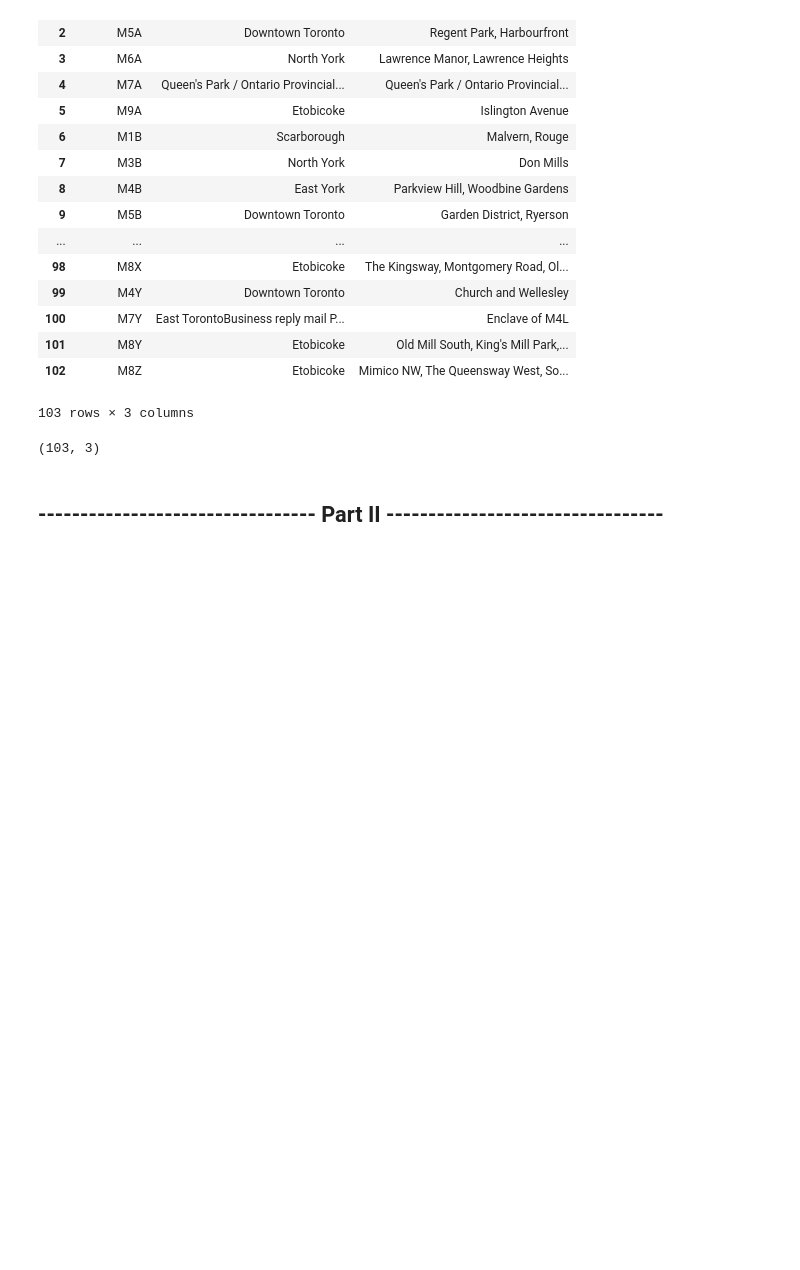
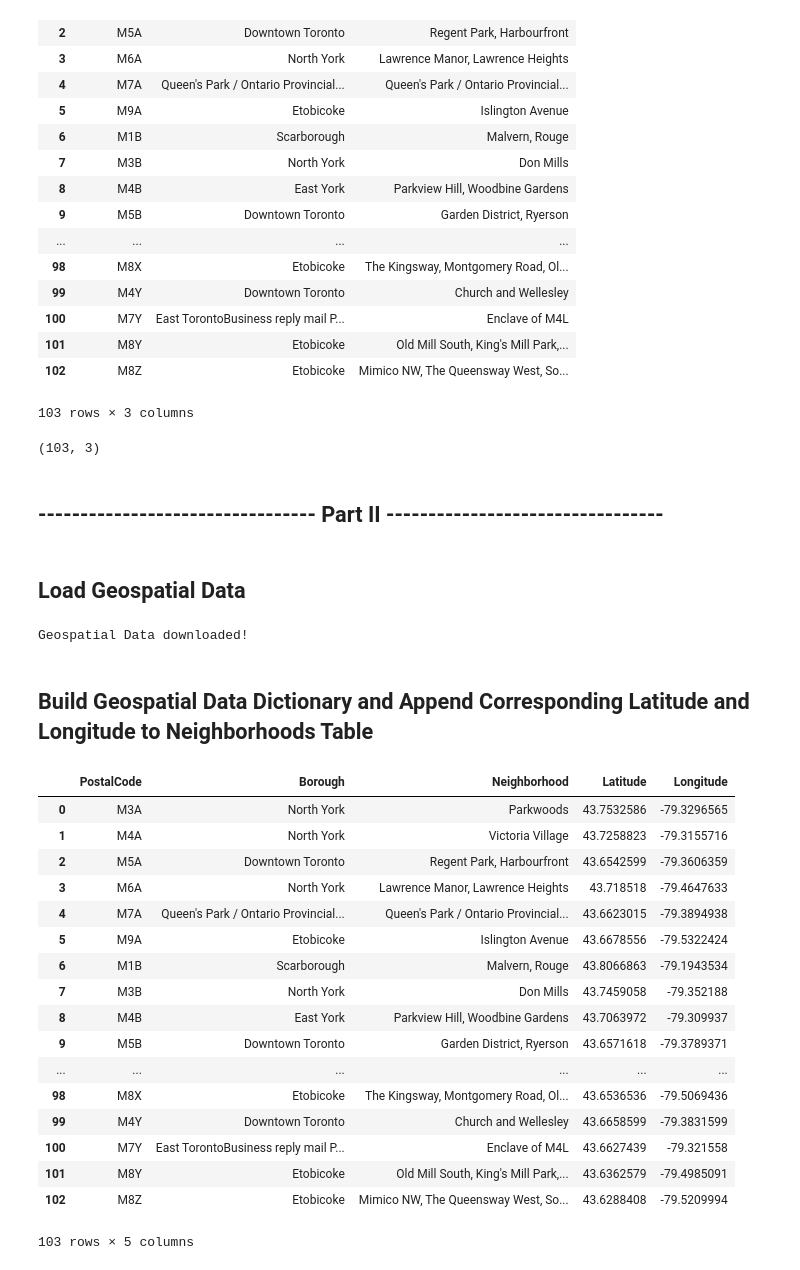
Before and after one commit to LangQian/Coursera_Capstone, a Jupyter notebook: Applied Data Science Capstone.ipynb, the cells around one changed output. Saved outputs shown, nothing was run; the diff lists cells and outputs as text; code cells hidden in the pictures; blank space fills up the shorter version.

```diff
--- a/Applied Data Science Capstone.ipynb
+++ b/Applied Data Science Capstone.ipynb
@@ -69,3 +69,10 @@ neighborhoods.shape
 (103, 3)
 # %% [markdown]
 ## --------------------------------- Part II ---------------------------------
+# %% [markdown]
+## Load Geospatial Data
+# %%
+!wget -q -O 'geospatial_data.csv' http://cocl.us/Geospatial_data
+print('Geospatial Data downloaded!')
+# %% [output]
+Geospatial Data downloaded!
@@ -71,0 +81,37 @@ neighborhoods.shape
+# %% [markdown]
+## Build Geospatial Data Dictionary and Append Corresponding Latitude and Longitude to Neighborhoods Table
+# %%
+geo_dict = dict()
+with open('geospatial_data.csv') as g_data:
+    reader = csv.reader(g_data)
+    for row in reader:
+        geo_dict[row[0]]=(row[1], row[2])
+
+latitude = []
+longitude = []
+for index, row in neighborhoods.iterrows():
+    latitude.append(geo_dict[row['PostalCode']][0])
+    longitude.append(geo_dict[row['PostalCode']][1])
+neighborhoods['Latitude'] = latitude
+neighborhoods['Longitude'] = longitude
+# %%
+neighborhoods
+# %% [output]
+|  | PostalCode | Borough | Neighborhood | Latitude | Longitude |
+| 0 | M3A | North York | Parkwoods | 43.7532586 | -79.3296565 |
+| 1 | M4A | North York | Victoria Village | 43.7258823 | -79.3155716 |
+| 2 | M5A | Downtown Toronto | Regent Park, Harbourfront | 43.6542599 | -79.3606359 |
+| 3 | M6A | North York | Lawrence Manor, Lawrence Heights | 43.718518 | -79.4647633 |
+| 4 | M7A | Queen's Park / Ontario Provincial... | Queen's Park / Ontario Provincial... | 43.6623015 | -79.3894938 |
+| 5 | M9A | Etobicoke | Islington Avenue | 43.6678556 | -79.5322424 |
+| 6 | M1B | Scarborough | Malvern, Rouge | 43.8066863 | -79.1943534 |
+| 7 | M3B | North York | Don Mills | 43.7459058 | -79.352188 |
+| 8 | M4B | East York | Parkview Hill, Woodbine Gardens | 43.7063972 | -79.309937 |
+| 9 | M5B | Downtown Toronto | Garden District, Ryerson | 43.6571618 | -79.3789371 |
+| ... | ... | ... | ... | ... | ... |
+| 98 | M8X | Etobicoke | The Kingsway, Montgomery Road, Ol... | 43.6536536 | -79.5069436 |
+| 99 | M4Y | Downtown Toronto | Church and Wellesley | 43.6658599 | -79.3831599 |
+| 100 | M7Y | East TorontoBusiness reply mail P... | Enclave of M4L | 43.6627439 | -79.321558 |
+| 101 | M8Y | Etobicoke | Old Mill South, King's Mill Park,... | 43.6362579 | -79.4985091 |
+| 102 | M8Z | Etobicoke | Mimico NW, The Queensway West, So... | 43.6288408 | -79.5209994 |
+103 rows × 5 columns
```
Also changed, not shown: parts of 1 cell of this notebook.
